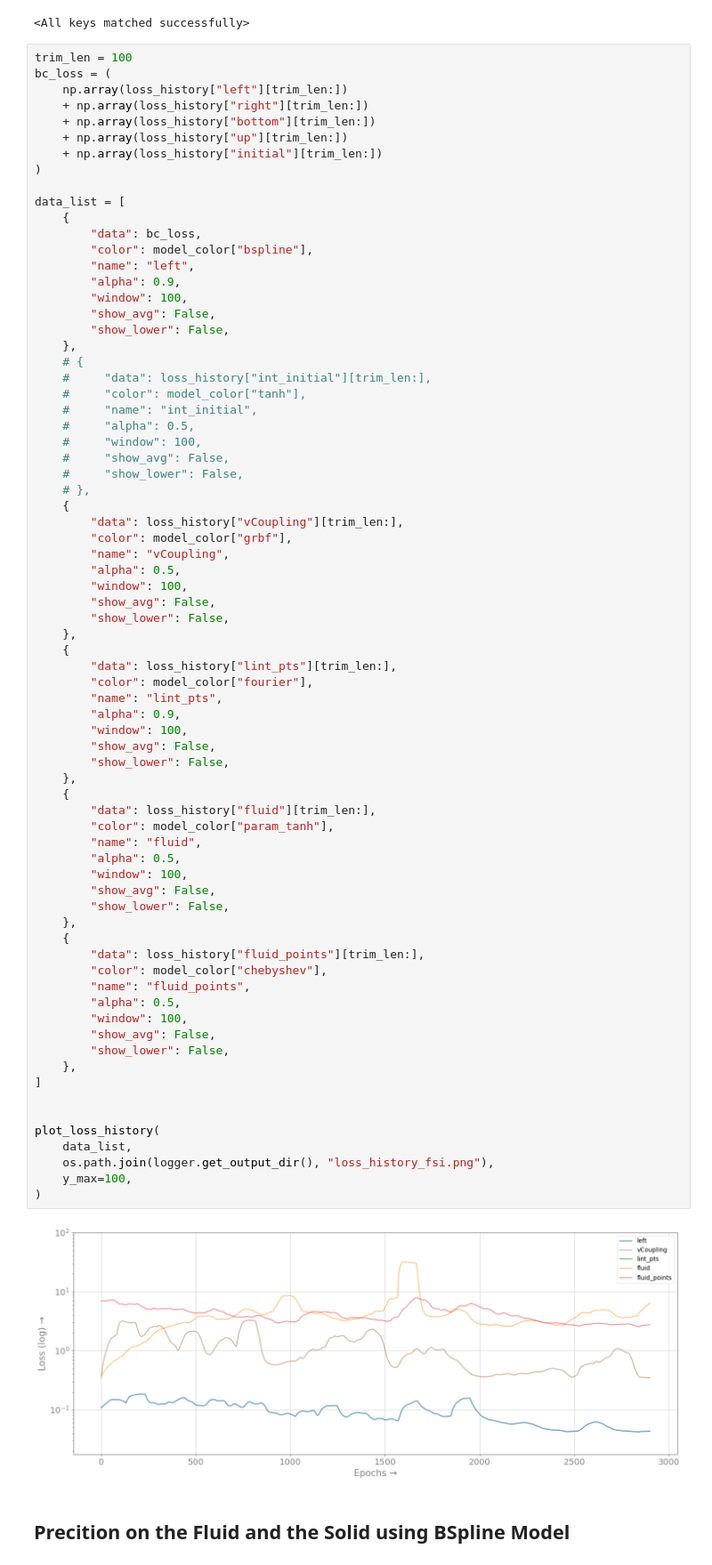
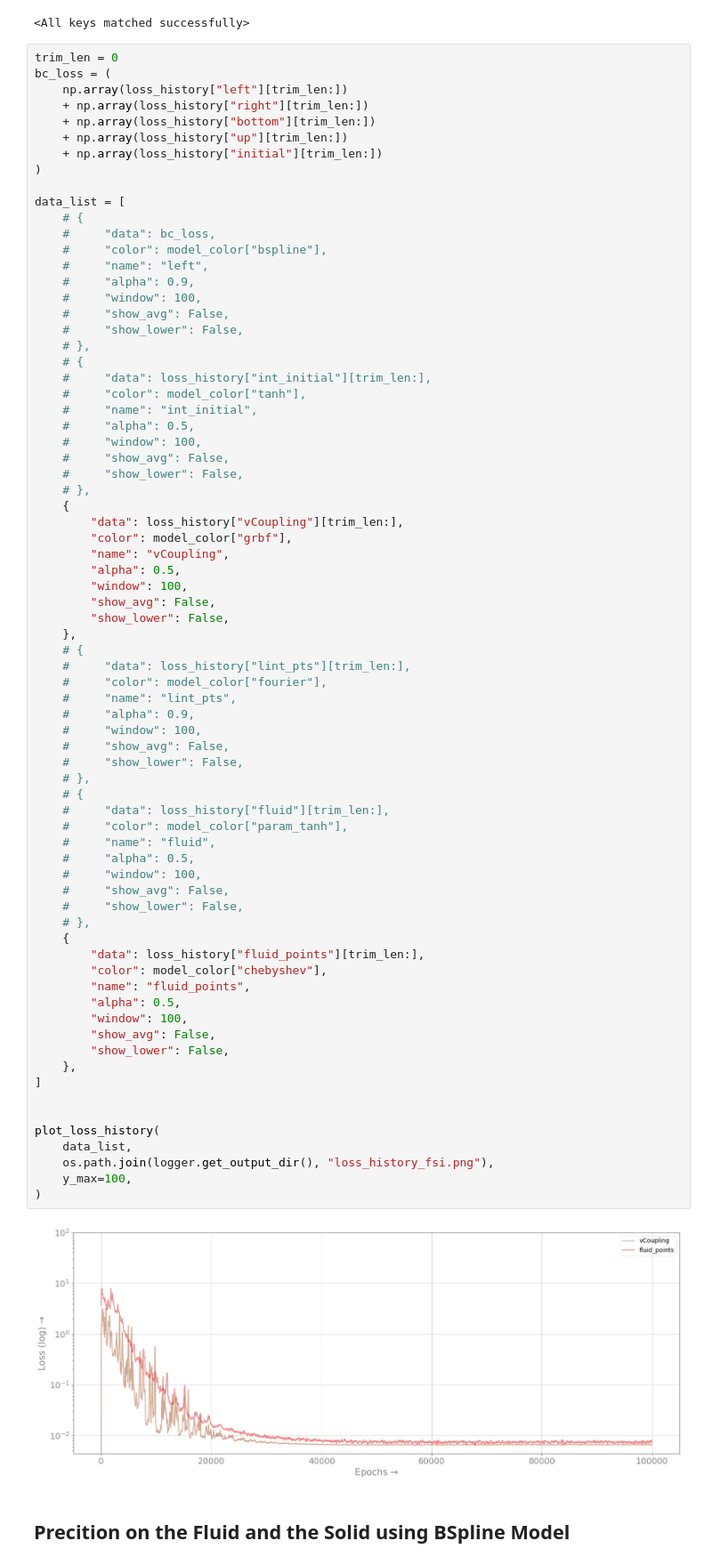
Before and after one commit to afrah/pinn_fsi_ibm, a Jupyter notebook: src/notebook/M3/test_fsi_single_model.ipynb, the cells around one changed output. Shown: that part at 89% size. Cells and saved outputs as stored; diff of their text form.

Commit message:
update model M4 and M5

```diff
--- a/src/notebook/M3/test_fsi_single_model.ipynb
+++ b/src/notebook/M3/test_fsi_single_model.ipynb
@@ -171,7 +171,7 @@ INFO:src.utils.logger:loss_list : ['left', 'right', 'bottom', 'up', 'fluid_point
 INFO:src.utils.logger:log_path : ./checkpoints/fsi
 <All keys matched successfully>
 # %%
-trim_len = 100
+trim_len = 0
 bc_loss = (
     np.array(loss_history["left"][trim_len:])
     + np.array(loss_history["right"][trim_len:])
@@ -181,15 +181,15 @@ bc_loss = (
 )
 
 data_list = [
-    {
-        "data": bc_loss,
-        "color": model_color["bspline"],
-        "name": "left",
-        "alpha": 0.9,
-        "window": 100,
-        "show_avg": False,
-        "show_lower": False,
-    },
+    # {
+    #     "data": bc_loss,
+    #     "color": model_color["bspline"],
+    #     "name": "left",
+    #     "alpha": 0.9,
+    #     "window": 100,
+    #     "show_avg": False,
+    #     "show_lower": False,
+    # },
     # {
     #     "data": loss_history["int_initial"][trim_len:],
     #     "color": model_color["tanh"],
@@ -199,52 +199,52 @@ data_list = [
     #     "show_avg": False,
     #     "show_lower": False,
     # },
     {
         "data": loss_history["vCoupling"][trim_len:],
         "color": model_color["grbf"],
         "name": "vCoupling",
         "alpha": 0.5,
         "window": 100,
         "show_avg": False,
         "show_lower": False,
     },
-    {
-        "data": loss_history["lint_pts"][trim_len:],
-        "color": model_color["fourier"],
-        "name": "lint_pts",
-        "alpha": 0.9,
-        "window": 100,
-        "show_avg": False,
-        "show_lower": False,
-    },
-    {
-        "data": loss_history["fluid"][trim_len:],
-        "color": model_color["param_tanh"],
-        "name": "fluid",
-        "alpha": 0.5,
-        "window": 100,
-        "show_avg": False,
-        "show_lower": False,
-    },
+    # {
+    #     "data": loss_history["lint_pts"][trim_len:],
+    #     "color": model_color["fourier"],
+    #     "name": "lint_pts",
+    #     "alpha": 0.9,
+    #     "window": 100,
+    #     "show_avg": False,
+    #     "show_lower": False,
+    # },
+    # {
+    #     "data": loss_history["fluid"][trim_len:],
+    #     "color": model_color["param_tanh"],
+    #     "name": "fluid",
+    #     "alpha": 0.5,
+    #     "window": 100,
+    #     "show_avg": False,
+    #     "show_lower": False,
+    # },
     {
         "data": loss_history["fluid_points"][trim_len:],
         "color": model_color["chebyshev"],
         "name": "fluid_points",
         "alpha": 0.5,
         "window": 100,
         "show_avg": False,
         "show_lower": False,
     },
 ]
 
 
 plot_loss_history(
     data_list,
     os.path.join(logger.get_output_dir(), "loss_history_fsi.png"),
     y_max=100,
 )
 # %% [output]
-[figure, old version]
+[figure, new version]
 # %% [markdown]
 ## Precition on the Fluid and the Solid using BSpline Model
 # %%
```
Also changed, not shown: parts of 8 cells of this notebook, 19 other files.
